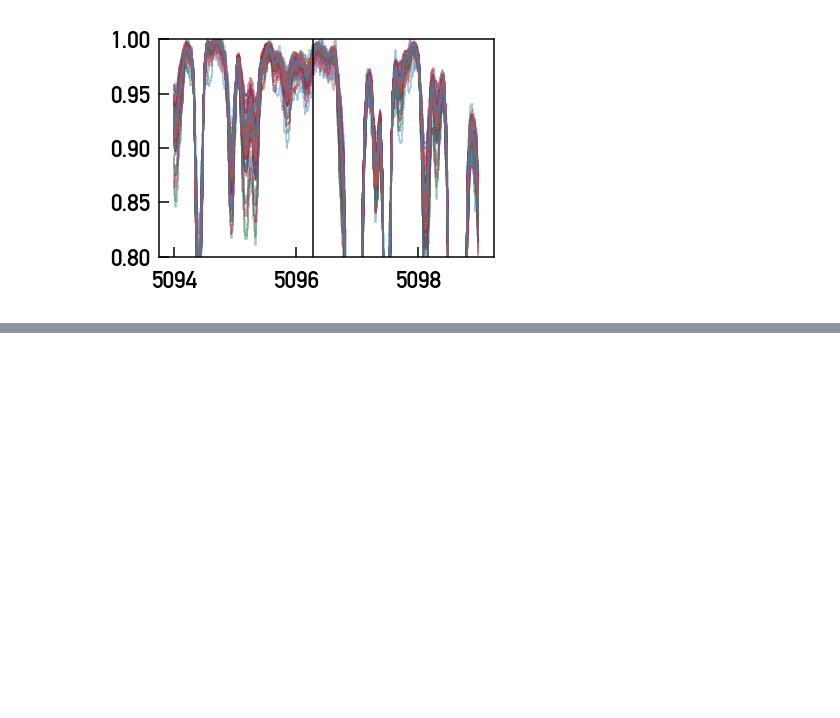
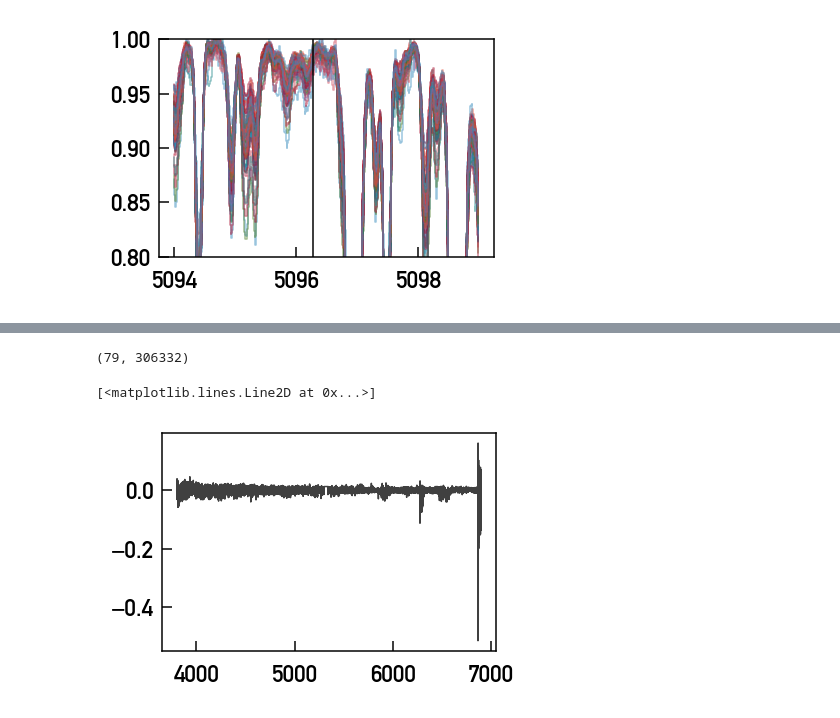
Before and after one commit to megbedell/silver-robot, a Jupyter notebook: notebooks/aliens.ipynb, the cells around one changed output, grey strips where cells are left out. Saved outputs shown, nothing was run; the diff lists cells and outputs as text; code cells hidden in the pictures; blank space fills up the shorter version.

```diff
--- a/notebooks/aliens.ipynb
+++ b/notebooks/aliens.ipynb
@@ -89,0 +112,12 @@ for n in range(N):
+# %%
+np.shape(v)
+# %% [output]
+(79, 306332)
+# %%
+#plt.step(waves, v[0])
+plt.step(waves, fluxs[0] - ys_predicted[0], color="k", alpha=0.75)
+#plt.step(waves, fluxs[-1] - ys_predicted[-1], color="k", alpha=0.75)
+#plt.xlim(xlim)
+# %% [output]
+[<matplotlib.lines.Line2D at 0x...>]
+[figure, added]
```
Also changed, not shown: parts of 7 cells of this notebook.
